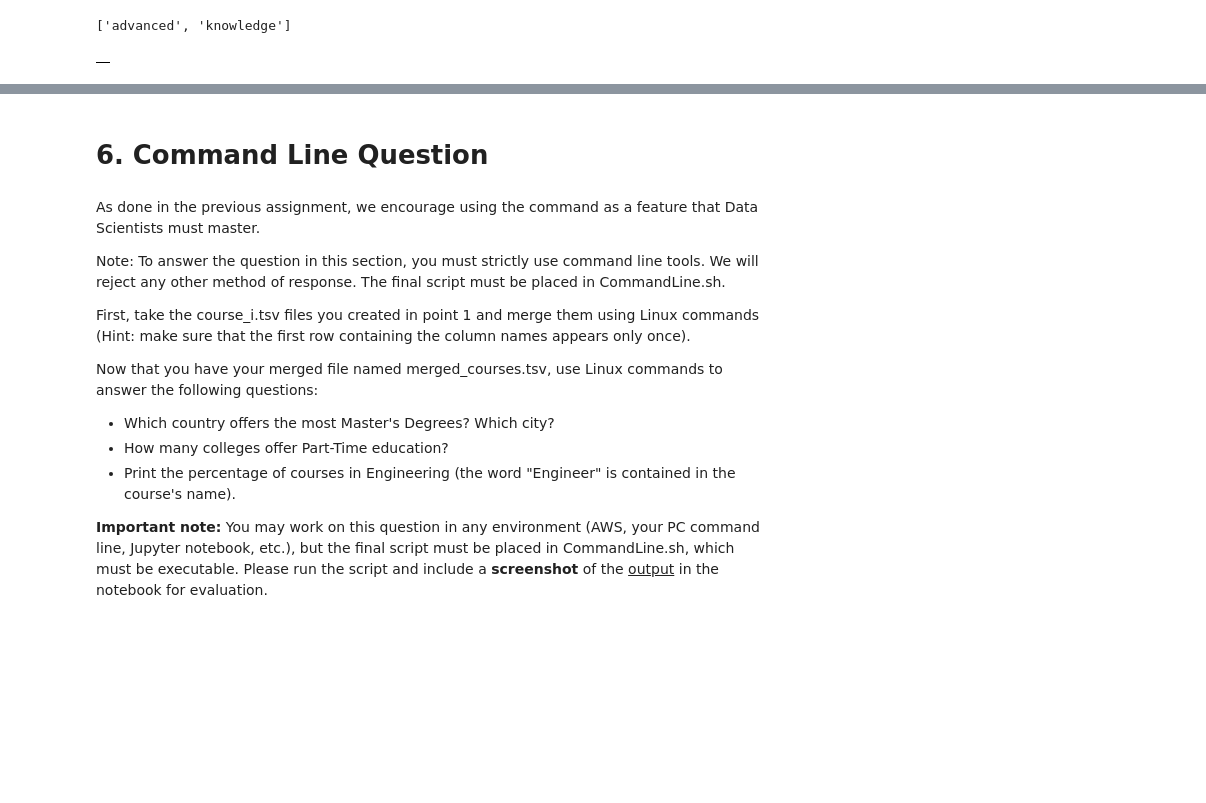
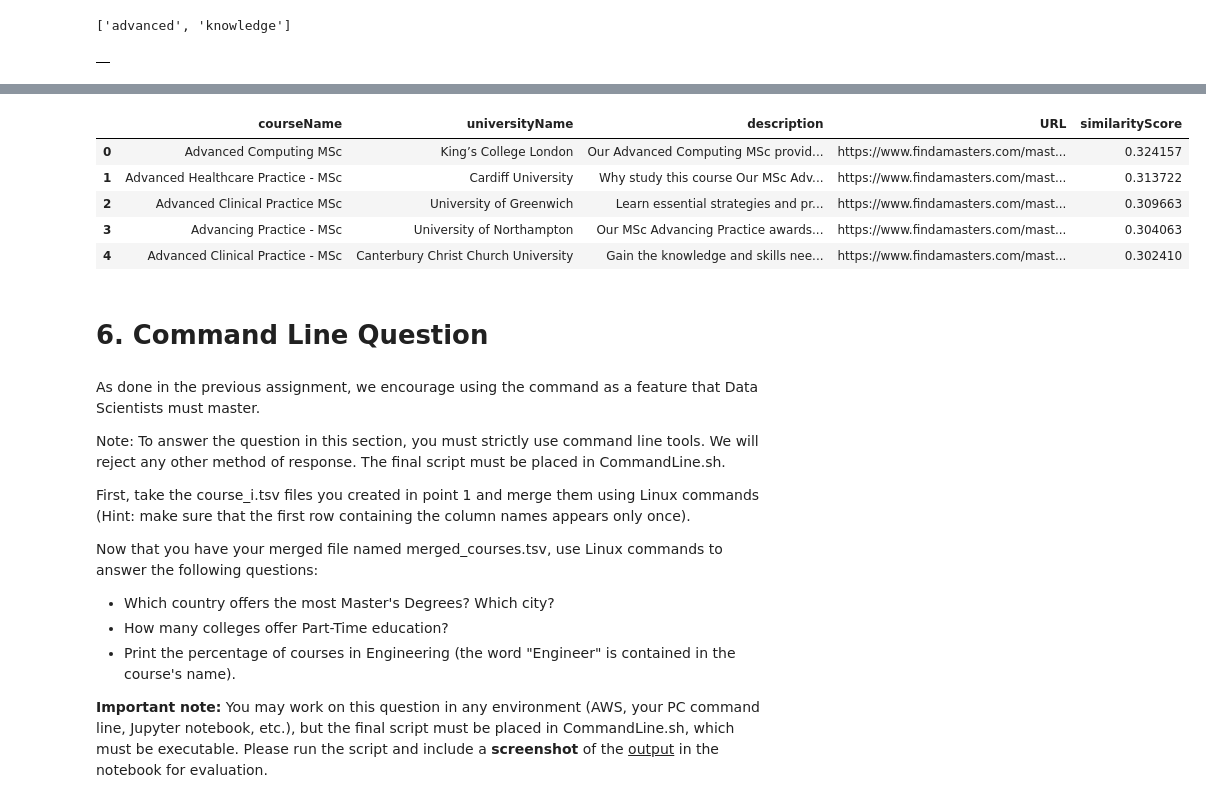
Before and after one commit to LorenzoPannacci/ADM-HW3, a Jupyter notebook: main.ipynb, the cells around one changed output, grey strips where cells are left out. Drawn from its saved outputs; the diff is of its cells as text; code cells hidden in the pictures; blank space fills up the shorter version.

```diff
--- a/main.ipynb
+++ b/main.ipynb
@@ -759,0 +847,6 @@ search_engine(q)
+# %%
+# save the inverted index in a file
+inv_ind_tfidf_file_path = r"data/inv_index_tfidf.txt"
+with open(inv_ind_tfidf_file_path, 'w', encoding='utf-8') as tfidf:
+    for word, term_id in inv_index_tfidf.items():
+        tfidf.write(f"{word}\t{term_id}\n")
@@ -760,3 +948,12 @@ search_engine(q)
+# %%
+top_k_documents("advanced knowledge")
+# %% [output]
+|  | courseName | universityName | description | URL | similarityScore |
+| 0 | Advanced Computing MSc | King’s College London | Our Advanced Computing MSc provid... | https://www.findamasters.com/mast... | 0.324157 |
+| 1 | Advanced Healthcare Practice - MSc | Cardiff University | Why study this course Our MSc Adv... | https://www.findamasters.com/mast... | 0.313722 |
+| 2 | Advanced Clinical Practice MSc | University of Greenwich | Learn essential strategies and pr... | https://www.findamasters.com/mast... | 0.309663 |
+| 3 | Advancing Practice - MSc | University of Northampton | Our MSc Advancing Practice awards... | https://www.findamasters.com/mast... | 0.304063 |
+| 4 | Advanced Clinical Practice - MSc | Canterbury Christ Church University | Gain the knowledge and skills nee... | https://www.findamasters.com/mast... | 0.302410 |
 # %% [markdown]
 # 6. Command Line Question
 # %% [markdown]
```
Also changed, not shown: parts of 12 cells of this notebook.
